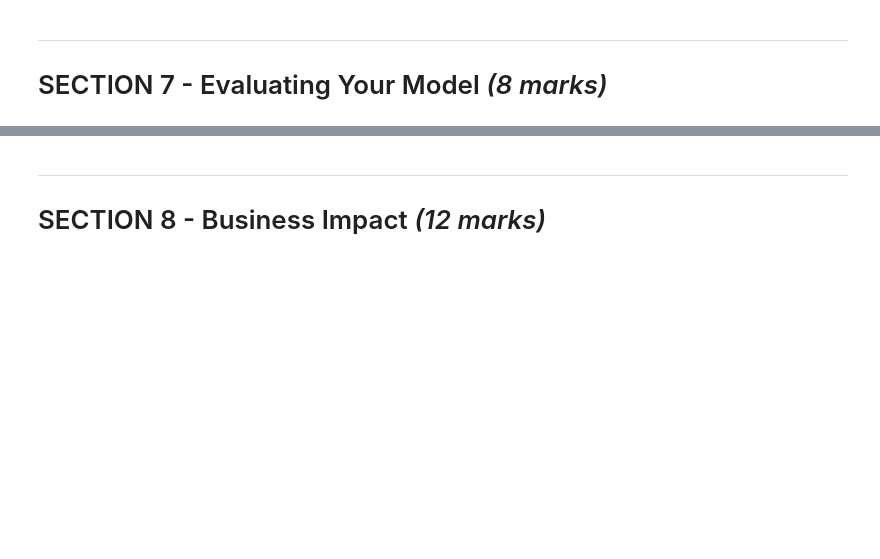
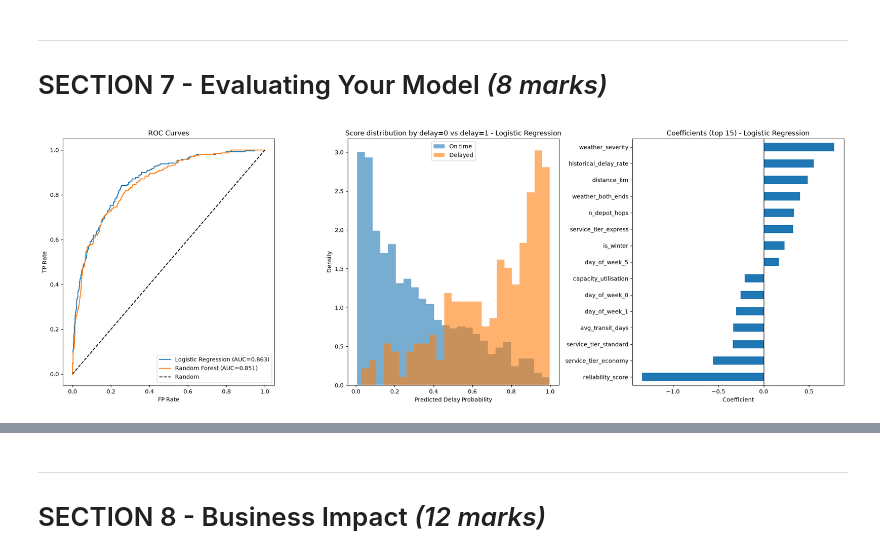
Before and after one commit to ThanhDiemNguyen/swiftroute-delivery-delay-prediction, a Jupyter notebook: notebooks/coursework.ipynb, the cells around one changed output, grey strips where cells are left out. Saved outputs shown, nothing was run; the diff lists cells and outputs as text; code cells hidden in the pictures; blank space fills up the shorter version.

Commit message:
add section 7 model diagnostics

```diff
--- a/notebooks/coursework.ipynb
+++ b/notebooks/coursework.ipynb
@@ -497,10 +497,16 @@ I chose Logistic Regression because it has a higher validation AUC (0.863 vs 0.8
 # %%
 # *(8 marks)* Produce:
 # 1. ROC curves for all models
 # 2. Score distribution by delay=0 vs delay=1
 # 3. Feature importance / coefficients (top 15)
 
 # Your code here
+
+from swiftroute.plots import plot_model_diagnostics
+
+plot_model_diagnostics(results, y_val, best_name)
+# %% [output]
+[figure, added]
 # %% [markdown]
 **Interpret your diagnostics.**
 
```
Also changed, not shown: parts of 2 cells of this notebook, 4 other files.
